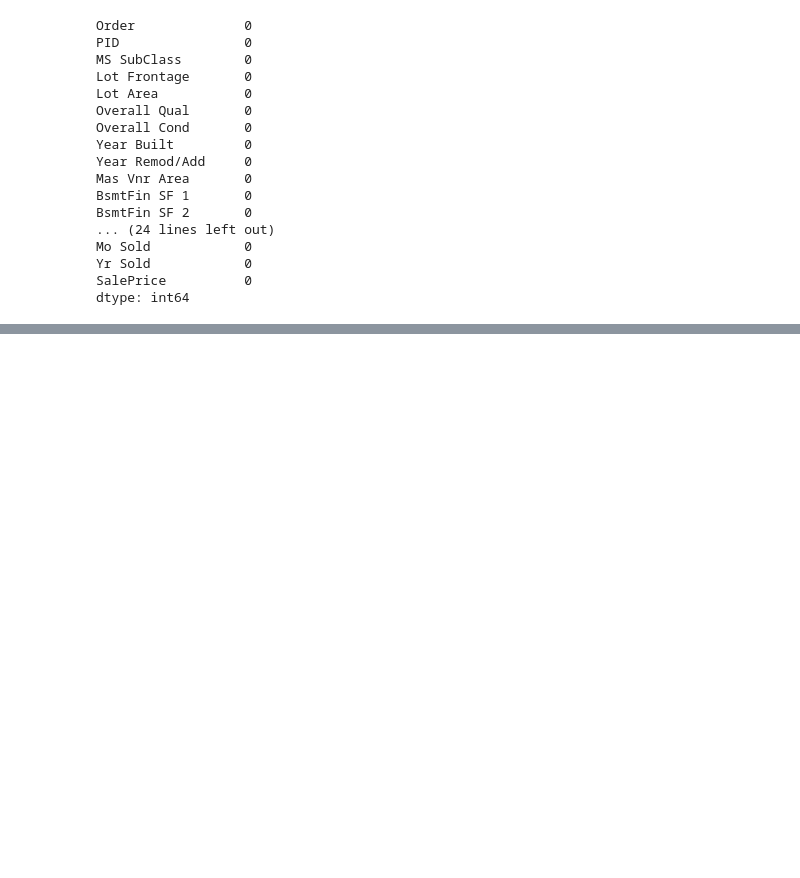
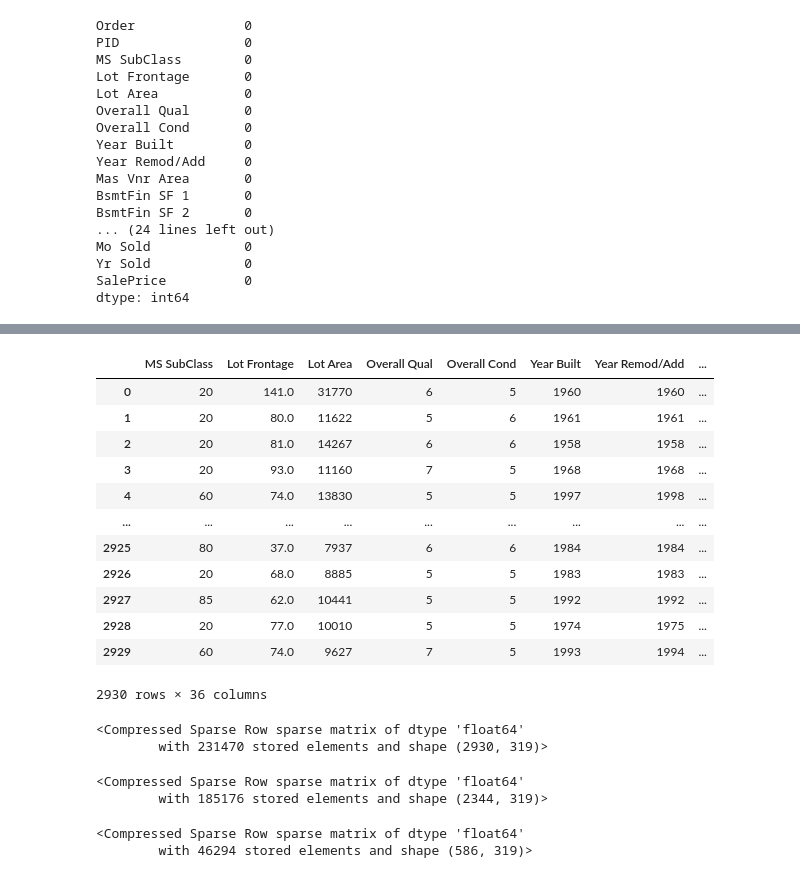
Before and after one commit to ganeshrayphale/Machine_Learning, a Jupyter notebook: Housing/main.ipynb, the cells around one changed output, grey strips where cells are left out. Cells and saved outputs as stored; diff of their text form; code cells hidden in the pictures; blank space fills up the shorter version.

```diff
--- a/Housing/main.ipynb
+++ b/Housing/main.ipynb
@@ -332,0 +348,2 @@ dtype: int64
+# %%
+num_cols = [col for col in num_cols if col not in ['Order', 'PID']]
@@ -332,0 +370,2 @@ dtype: int64
+# %%
+num_cols = [col for col in num_cols if col not in ['SalePrice']]
@@ -332,0 +397,10 @@ dtype: int64
+# %%
+none_cols = [
+    "Pool QC", "Misc Feature", "Alley", "Fence",
+    "Fireplace Qu",
+    "Garage Cond", "Garage Qual", "Garage Finish", "Garage Type",
+    "Bsmt Exposure", "BsmtFin Type 2", "BsmtFin Type 1",
+    "Bsmt Qual", "Bsmt Cond",
+]
+
+df[none_cols] = df[none_cols].fillna("None")
@@ -332,0 +427,5 @@ dtype: int64
+# %%
+mode_cols = ["Mas Vnr Type", "Electrical"]
+
+for col in mode_cols:
+    df[col] = df[col].fillna(df[col].mode()[0])
@@ -332,0 +474,16 @@ dtype: int64
+# %%
+df[num_cols]
+# %% [output]
+|  | MS SubClass | Lot Frontage | Lot Area | Overall Qual | Overall Cond | Year Built | Year Remod/Add | ... |
+| 0 | 20 | 141.0 | 31770 | 6 | 5 | 1960 | 1960 | ... |
+| 1 | 20 | 80.0 | 11622 | 5 | 6 | 1961 | 1961 | ... |
+| 2 | 20 | 81.0 | 14267 | 6 | 6 | 1958 | 1958 | ... |
+| 3 | 20 | 93.0 | 11160 | 7 | 5 | 1968 | 1968 | ... |
+| 4 | 60 | 74.0 | 13830 | 5 | 5 | 1997 | 1998 | ... |
+| ... | ... | ... | ... | ... | ... | ... | ... | ... |
+| 2925 | 80 | 37.0 | 7937 | 6 | 6 | 1984 | 1984 | ... |
+| 2926 | 20 | 68.0 | 8885 | 5 | 5 | 1983 | 1983 | ... |
+| 2927 | 85 | 62.0 | 10441 | 5 | 5 | 1992 | 1992 | ... |
+| 2928 | 20 | 77.0 | 10010 | 5 | 5 | 1974 | 1975 | ... |
+| 2929 | 60 | 74.0 | 9627 | 7 | 5 | 1993 | 1994 | ... |
+2930 rows × 36 columns
@@ -332,0 +492,5 @@ dtype: int64
+# %%
+X_transformed
+# %% [output]
+<Compressed Sparse Row sparse matrix of dtype 'float64'
+        with 231470 stored elements and shape (2930, 319)>
@@ -332,0 +500,10 @@ dtype: int64
+# %%
+x_train
+# %% [output]
+<Compressed Sparse Row sparse matrix of dtype 'float64'
+        with 185176 stored elements and shape (2344, 319)>
+# %%
+x_test
+# %% [output]
+<Compressed Sparse Row sparse matrix of dtype 'float64'
+        with 46294 stored elements and shape (586, 319)>
```
Also changed, not shown: parts of 27 cells of this notebook, 1 other file.
